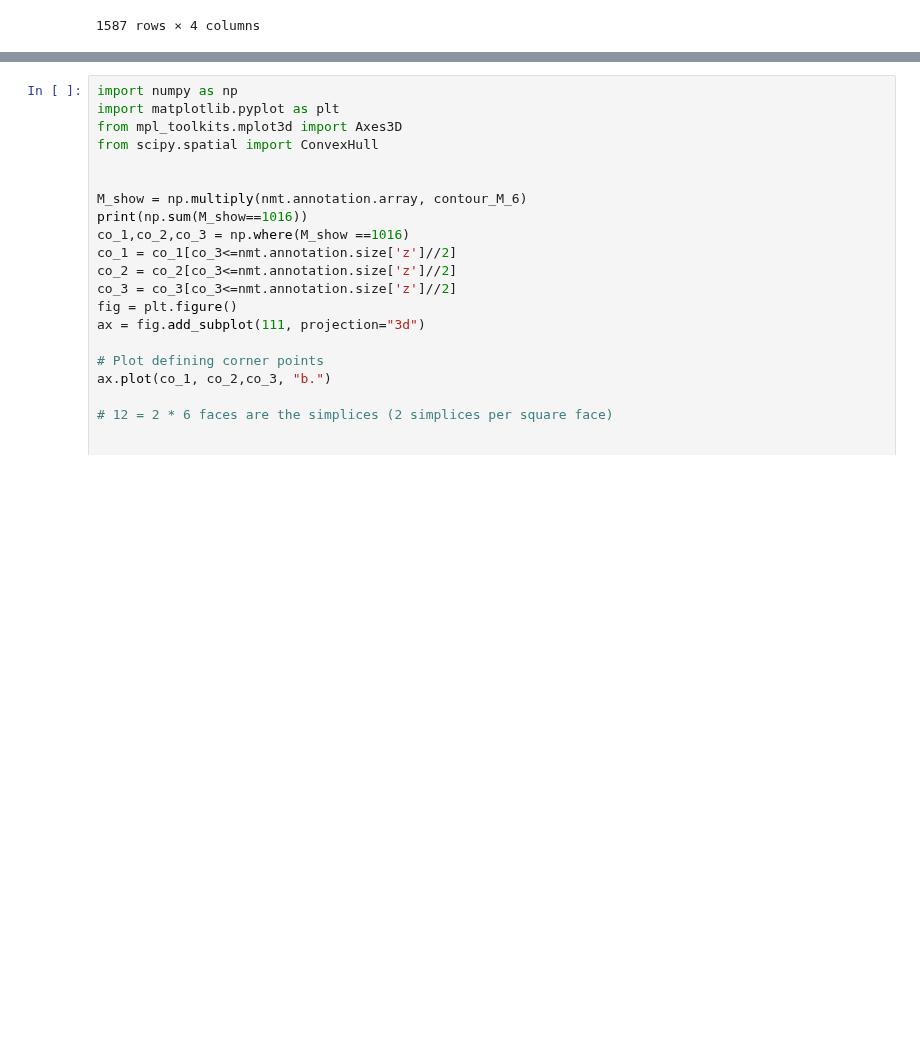
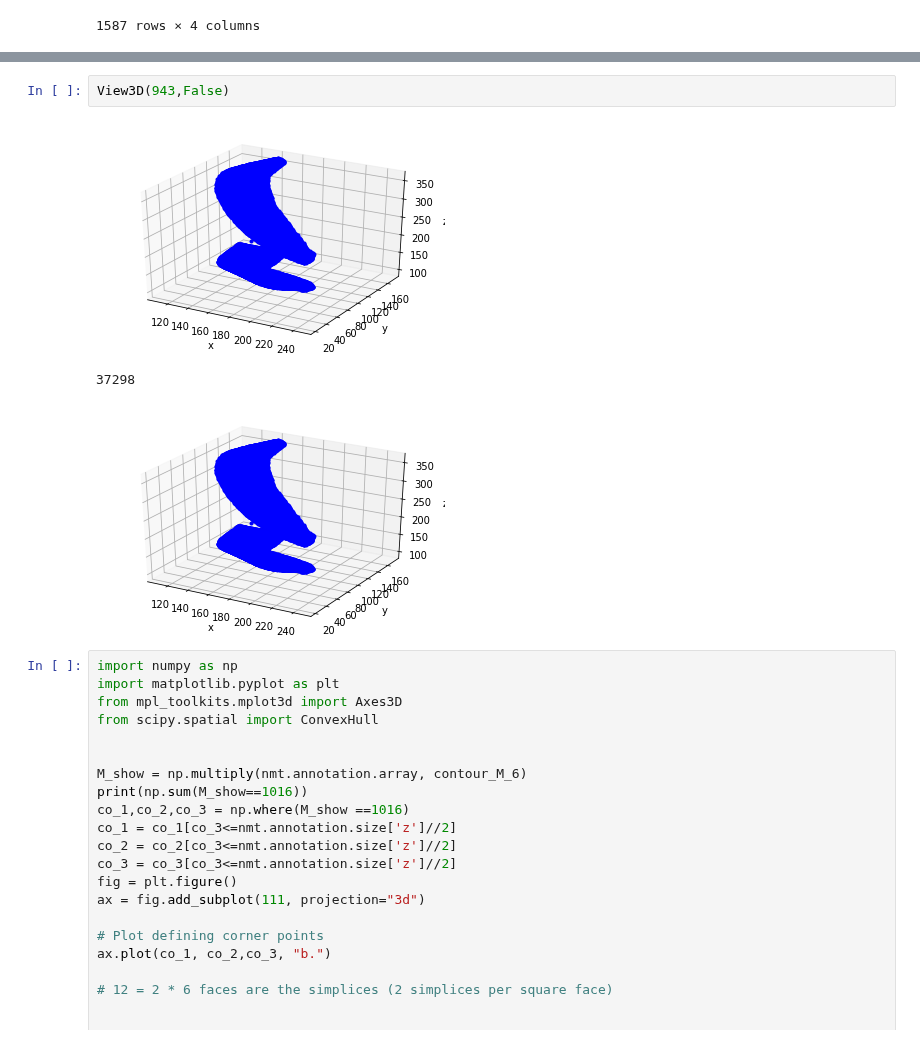
Before and after one commit to zijun-zhao/NMTcode, a Jupyter notebook: paraExtract27Oct.ipynb, the cells around one changed output, grey strips where cells are left out. Saved outputs shown, nothing was run; the diff lists cells and outputs as text; blank space fills up the shorter version.

```diff
--- a/paraExtract27Oct.ipynb
+++ b/paraExtract27Oct.ipynb
@@ -476,3 +535,9 @@ plt.show()
+# %%
+View3D(943,False)
+# %% [output]
+[figure, added]
+37298
+[figure, added]
 # %%
 import numpy as np
 import matplotlib.pyplot as plt
```
Also changed, not shown: parts of 15 cells of this notebook, 9 other files.
